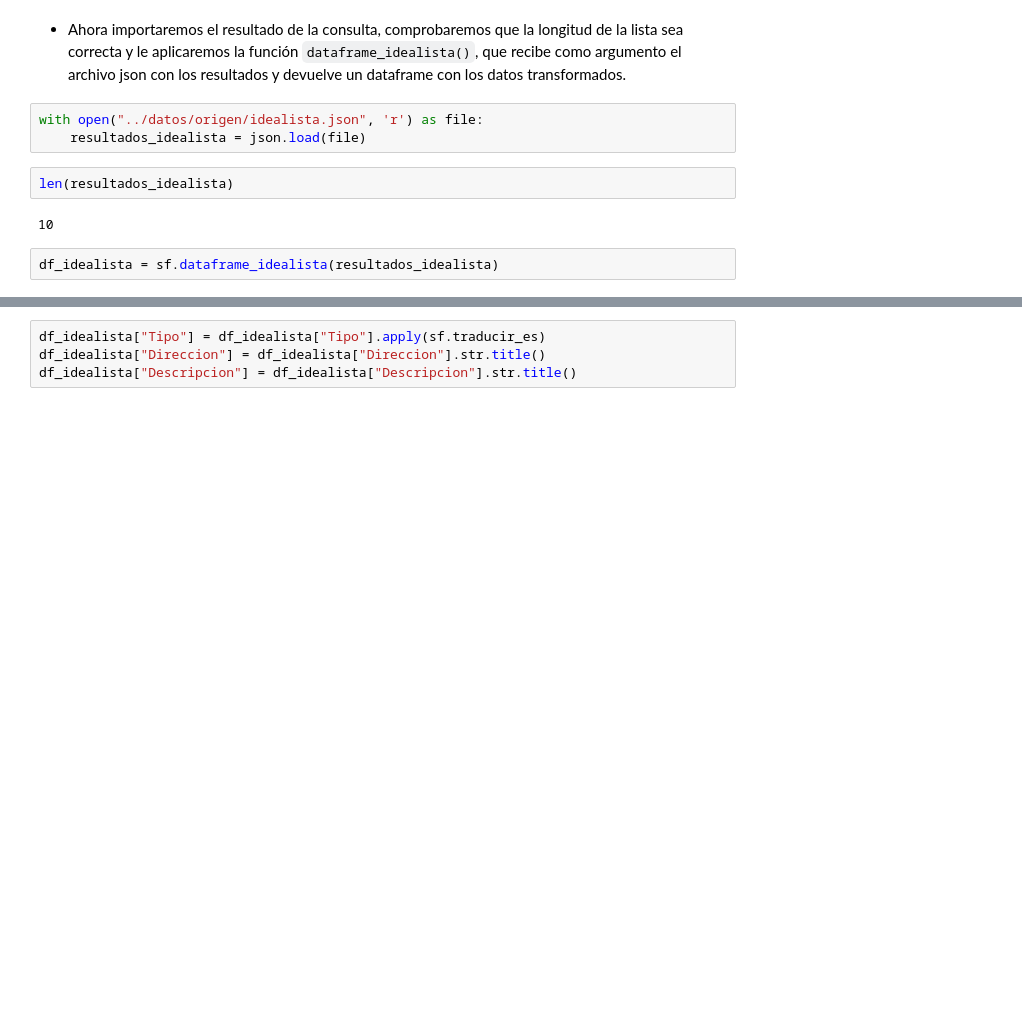
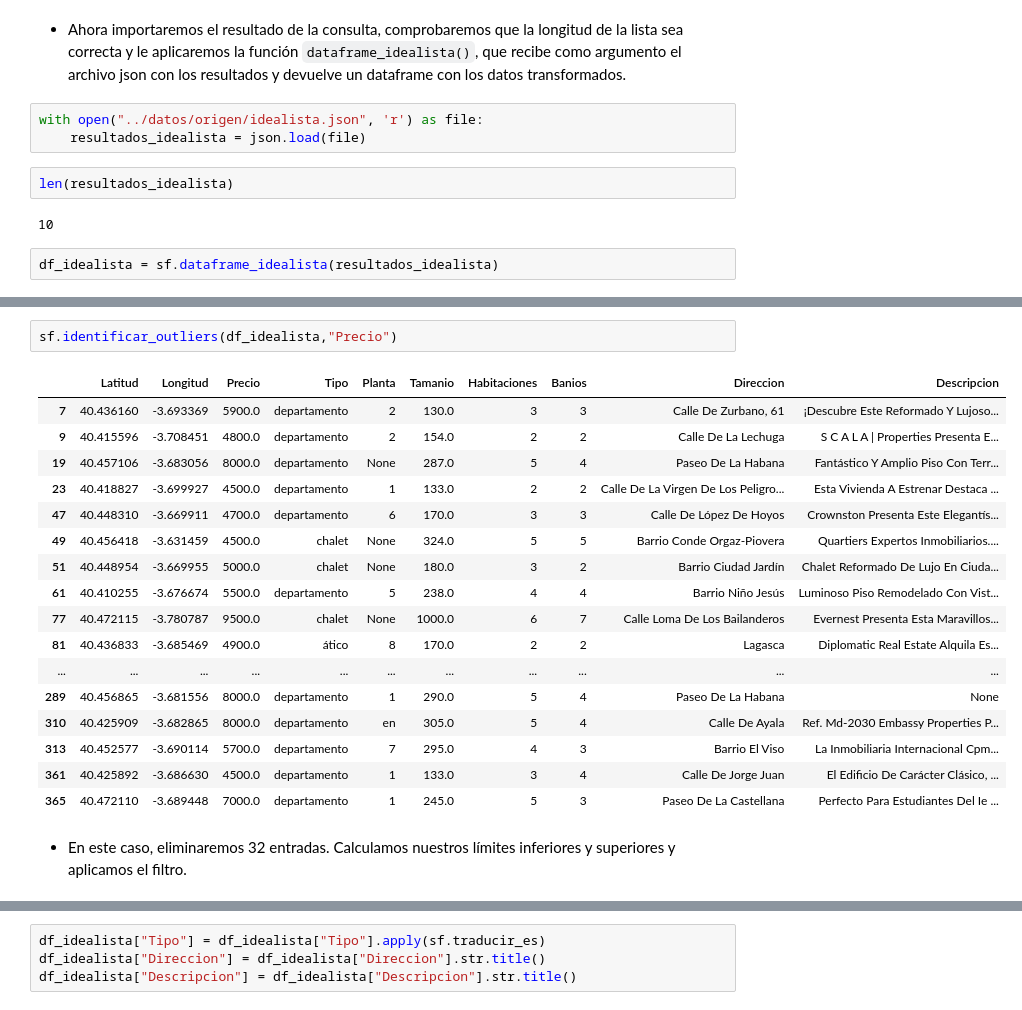
Before and after one commit to davfranco1/Proyecto5-ProyectoLibre-PreciosAlquileresMadrid, a Jupyter notebook: notebooks/1_ExtracciónTransformación.ipynb, the cells around one changed output, grey strips where cells are left out. Saved outputs shown, nothing was run; the diff lists cells and outputs as text; blank space fills up the shorter version.

Commit message:
Outliers

```diff
--- a/notebooks/1_ExtracciónTransformación.ipynb
+++ b/notebooks/1_ExtracciónTransformación.ipynb
@@ -336,0 +406,22 @@ df_idealista = sf.dataframe_idealista(resultados_idealista)
+# %%
+sf.identificar_outliers(df_idealista,"Precio")
+# %% [output]
+|  | Latitud | Longitud | Precio | Tipo | Planta | Tamanio | Habitaciones | Banios | Direccion | Descripcion |
+| 7 | 40.436160 | -3.693369 | 5900.0 | departamento | 2 | 130.0 | 3 | 3 | Calle De Zurbano, 61 | ¡Descubre Este Reformado Y Lujoso... |
+| 9 | 40.415596 | -3.708451 | 4800.0 | departamento | 2 | 154.0 | 2 | 2 | Calle De La Lechuga | S C A L A | Properties Presenta E... |
+| 19 | 40.457106 | -3.683056 | 8000.0 | departamento | None | 287.0 | 5 | 4 | Paseo De La Habana | Fantástico Y Amplio Piso Con Terr... |
+| 23 | 40.418827 | -3.699927 | 4500.0 | departamento | 1 | 133.0 | 2 | 2 | Calle De La Virgen De Los Peligro... | Esta Vivienda A Estrenar Destaca ... |
+| 47 | 40.448310 | -3.669911 | 4700.0 | departamento | 6 | 170.0 | 3 | 3 | Calle De López De Hoyos | Crownston Presenta Este Elegantís... |
+| 49 | 40.456418 | -3.631459 | 4500.0 | chalet | None | 324.0 | 5 | 5 | Barrio Conde Orgaz-Piovera | Quartiers Expertos Inmobiliarios.... |
+| 51 | 40.448954 | -3.669955 | 5000.0 | chalet | None | 180.0 | 3 | 2 | Barrio Ciudad Jardín | Chalet Reformado De Lujo En Ciuda... |
+| 61 | 40.410255 | -3.676674 | 5500.0 | departamento | 5 | 238.0 | 4 | 4 | Barrio Niño Jesús | Luminoso Piso Remodelado Con Vist... |
+| 77 | 40.472115 | -3.780787 | 9500.0 | chalet | None | 1000.0 | 6 | 7 | Calle Loma De Los Bailanderos | Evernest Presenta Esta Maravillos... |
+| 81 | 40.436833 | -3.685469 | 4900.0 | ático | 8 | 170.0 | 2 | 2 | Lagasca | Diplomatic Real Estate Alquila Es... |
+| ... | ... | ... | ... | ... | ... | ... | ... | ... | ... | ... |
+| 289 | 40.456865 | -3.681556 | 8000.0 | departamento | 1 | 290.0 | 5 | 4 | Paseo De La Habana | None |
+| 310 | 40.425909 | -3.682865 | 8000.0 | departamento | en | 305.0 | 5 | 4 | Calle De Ayala | Ref. Md-2030 Embassy Properties P... |
+| 313 | 40.452577 | -3.690114 | 5700.0 | departamento | 7 | 295.0 | 4 | 3 | Barrio El Viso | La Inmobiliaria Internacional Cpm... |
+| 361 | 40.425892 | -3.686630 | 4500.0 | departamento | 1 | 133.0 | 3 | 4 | Calle De Jorge Juan | El Edificio De Carácter Clásico, ... |
+| 365 | 40.472110 | -3.689448 | 7000.0 | departamento | 1 | 245.0 | 5 | 3 | Paseo De La Castellana | Perfecto Para Estudiantes Del Ie ... |
+# %% [markdown]
+- En este caso, eliminaremos 32 entradas. Calculamos nuestros límites inferiores y superiores y aplicamos el filtro.
```
Also changed, not shown: parts of 21 cells of this notebook, 4 other files.
